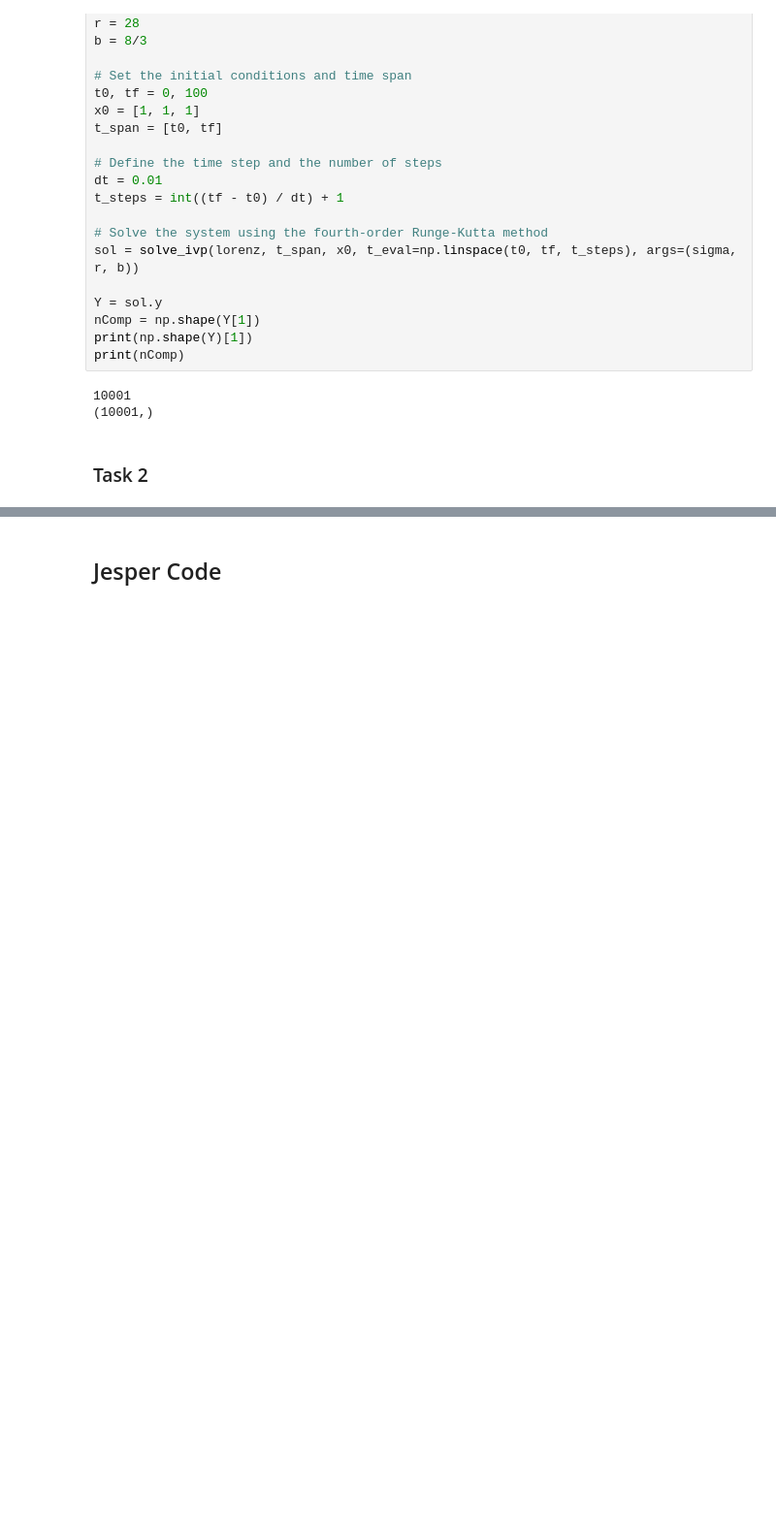
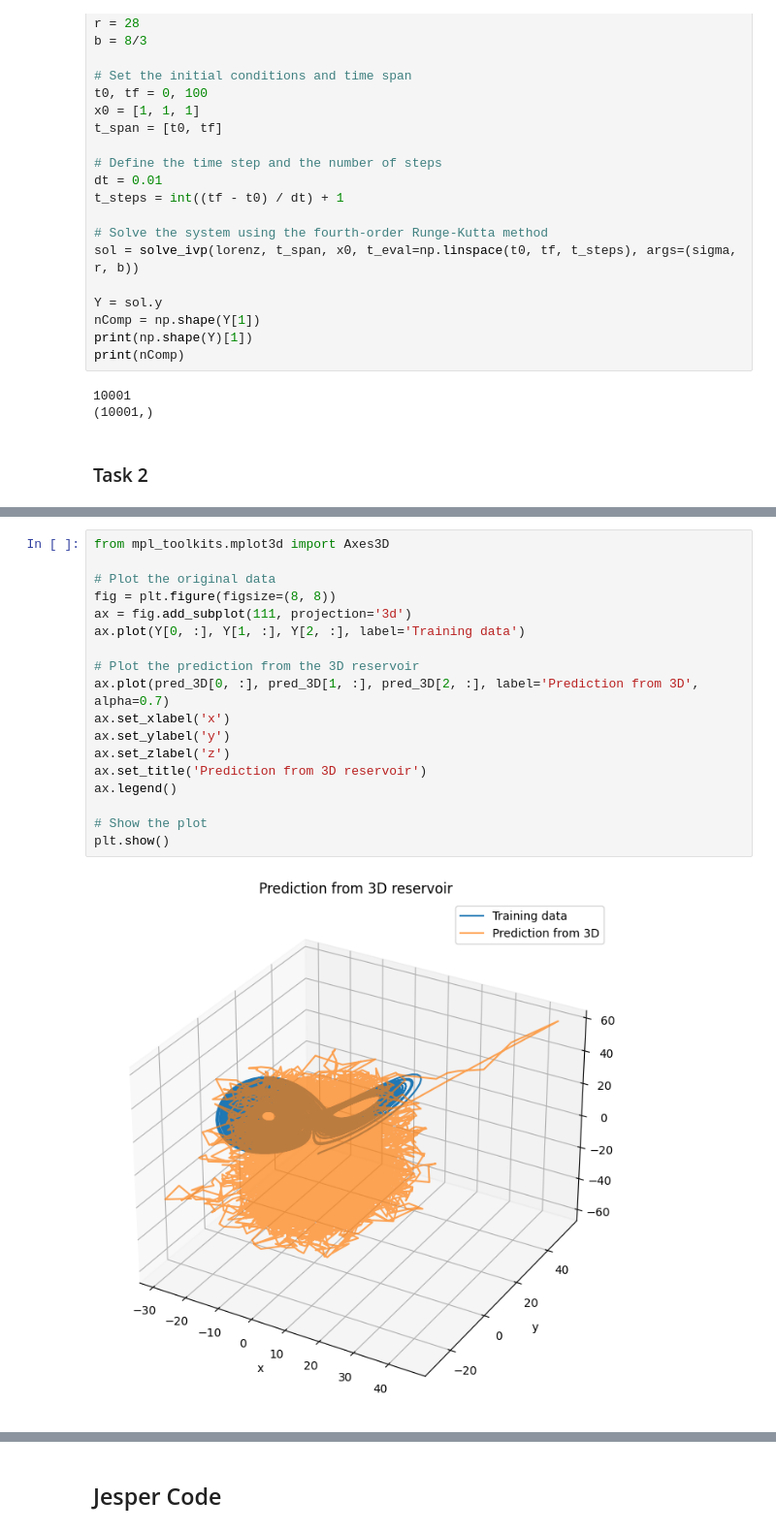
Before and after one commit to maximiliann97/Advanced-ML-TIF360, a Jupyter notebook: HW D/Reservoir computing.ipynb, the cells around one changed output, grey strips where cells are left out. Shown: that part at 97% size. Drawn from its saved outputs; the diff is of its cells as text; blank space fills up the shorter version.

```diff
--- a/HW D/Reservoir computing.ipynb
+++ b/HW D/Reservoir computing.ipynb
@@ -157,0 +196,20 @@ plt.show()
+# %%
+from mpl_toolkits.mplot3d import Axes3D
+
+# Plot the original data
+fig = plt.figure(figsize=(8, 8))
+ax = fig.add_subplot(111, projection='3d')
+ax.plot(Y[0, :], Y[1, :], Y[2, :], label='Training data')
+
+# Plot the prediction from the 3D reservoir
+ax.plot(pred_3D[0, :], pred_3D[1, :], pred_3D[2, :], label='Prediction from 3D', alpha=0.7)
+ax.set_xlabel('x')
+ax.set_ylabel('y')
+ax.set_zlabel('z')
+ax.set_title('Prediction from 3D reservoir')
+ax.legend()
+
+# Show the plot
+plt.show()
+# %% [output]
+[figure, added]
```
Also changed, not shown: parts of 13 cells of this notebook.
